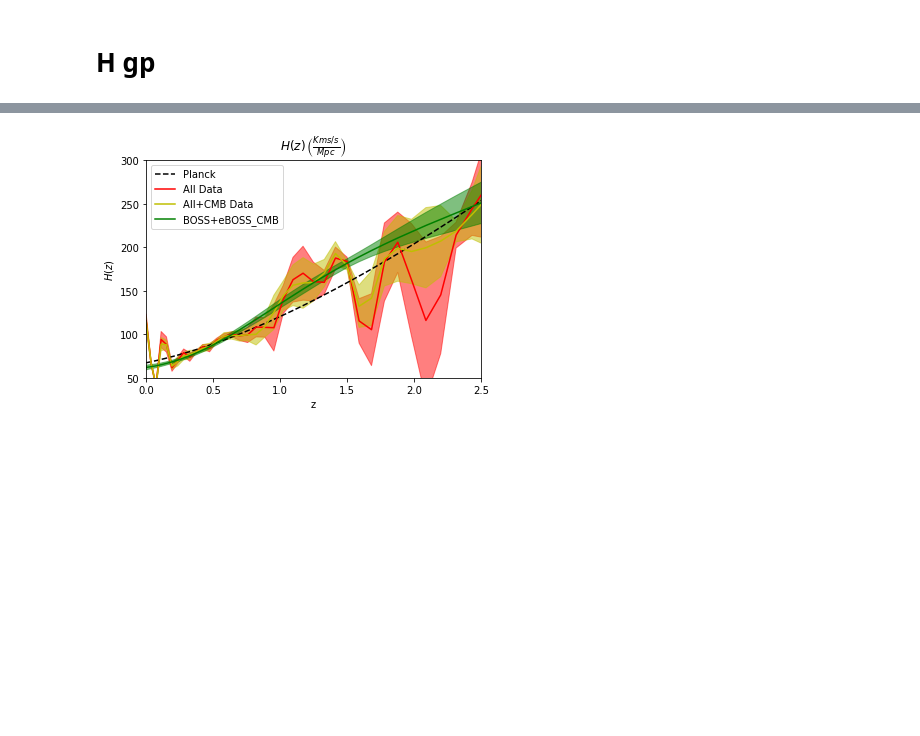
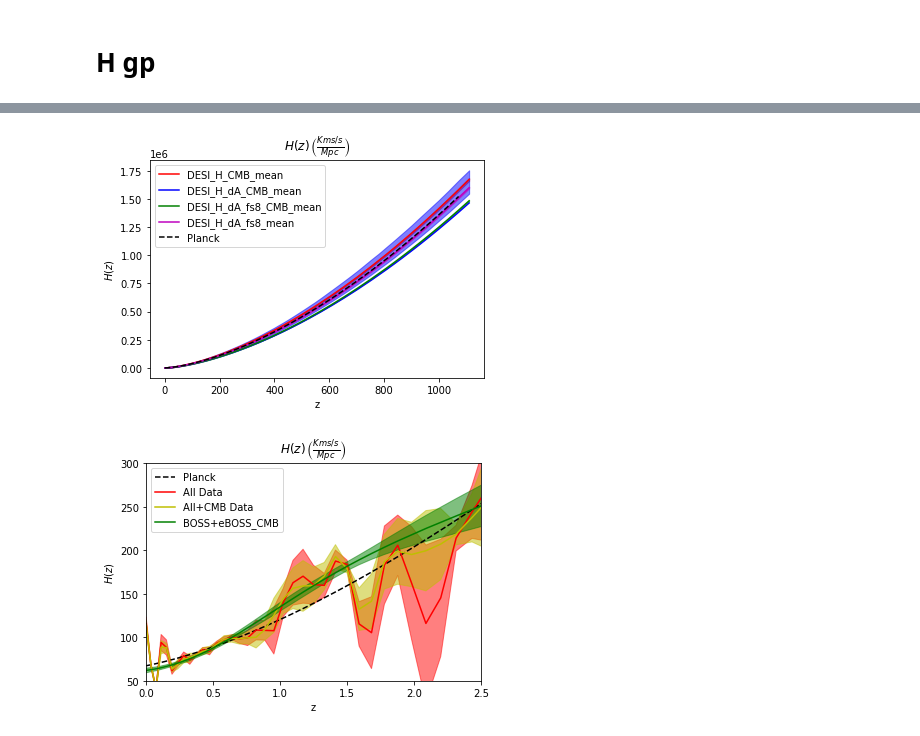
Before and after one commit to JaimeRZP/Growz, a Jupyter notebook: notebooks/plotting.ipynb, the cells around one changed output, grey strips where cells are left out. Cells and saved outputs as stored; diff of their text form; code cells hidden in the pictures; blank space fills up the shorter version.

```diff
--- a/notebooks/plotting.ipynb
+++ b/notebooks/plotting.ipynb
@@ -258,3 +286,28 @@ Planck_preds2 = tools.get_preds(z_planck, mode = 'Planck')
+# %%
+plt.plot(DESI_H_CMB_mean['z_arr'],  H_DESI_H_CMB_mean_m, color ='r', label='DESI_H_CMB_mean')
+plt.fill_between(DESI_H_CMB['z_arr'], H_DESI_H_CMB_mean_m+H_DESI_H_CMB_mean_s,
+                 H_DESI_H_CMB_mean_m-H_DESI_H_CMB_mean_s, color='r', alpha=.5)
+
+plt.plot(DESI_H_dA_CMB_mean['z_arr'],  H_DESI_H_dA_CMB_mean_m, color ='b', label='DESI_H_dA_CMB_mean')
+plt.fill_between(DESI_H_dA_CMB['z_arr'], H_DESI_H_dA_CMB_m+H_DESI_H_dA_CMB_s,
+                 H_DESI_H_dA_CMB_m-H_DESI_H_dA_CMB_s, color='b', alpha=.5)
+
+plt.plot(DESI_H_dA_fs8_CMB_mean['z_arr'],  H_DESI_H_dA_fs8_CMB_mean_m, color ='g', label='DESI_H_dA_fs8_CMB_mean')
+plt.fill_between(DESI_H_dA_fs8_CMB['z_arr'], H_DESI_H_dA_fs8_CMB_mean_m+H_DESI_H_dA_fs8_CMB_mean_s,
+                 H_DESI_H_dA_fs8_CMB_mean_m-H_DESI_H_dA_fs8_CMB_mean_s, color='g', alpha=.5)
+
+plt.plot(DESI_H_dA_fs8_mean['z_arr'],  H_DESI_H_dA_fs8_mean_m, color ='m', label='DESI_H_dA_fs8_mean')
+plt.fill_between(DESI_H_dA_fs8['z_arr'], H_DESI_H_dA_fs8_mean_m+H_DESI_H_dA_fs8_mean_s,
+                 H_DESI_H_dA_fs8_mean_m-H_DESI_H_dA_fs8_mean_s, color='m', alpha=.5)
+
+plt.plot(z_planck, Planck_preds2['Hkms_arr'], 'k--', label='Planck')
+
+plt.xlabel("z")
+plt.ylabel(r"$H(z)$")
+plt.title(r"$H(z) \, \left(\frac{Kms/s}{Mpc} \right)$")
+plt.legend();
+# %% [output]
+[figure, added]
 # %%
 plt.plot(CC['z_arr'], Planck_preds['Hkms_arr'], 'k--', label='Planck')
 #plt.plot(z_DESIfs8, Panth_preds['Hkms_arr'], 'k-.', label='Panth')
```
Also changed, not shown: parts of 10 cells of this notebook, 4 other files.
